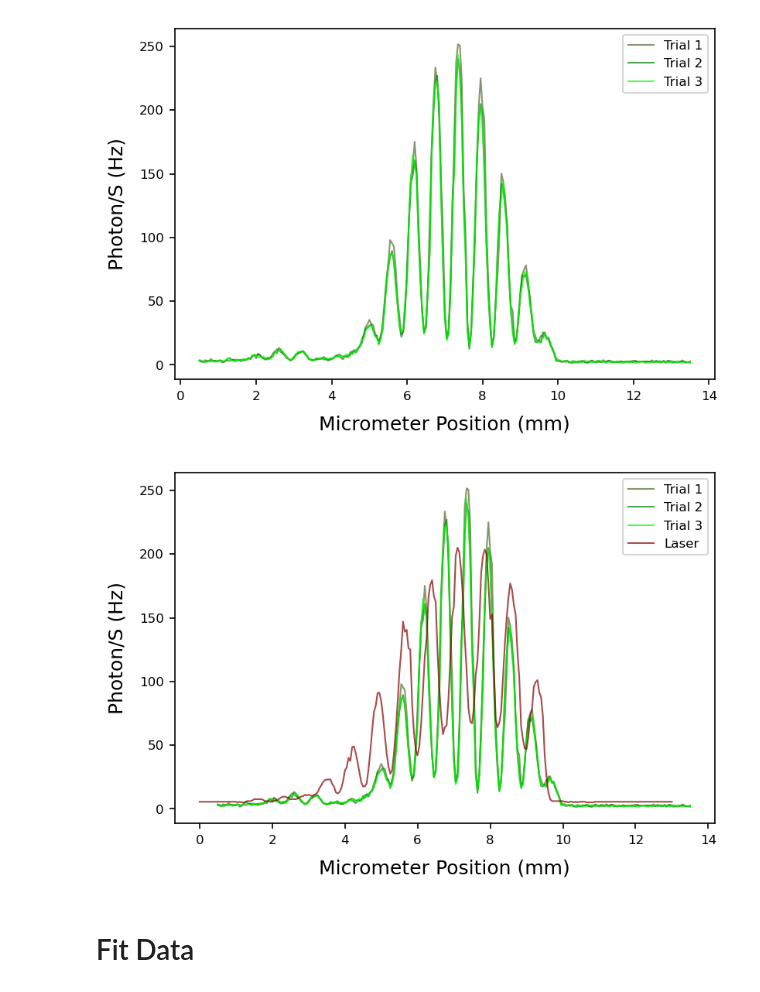
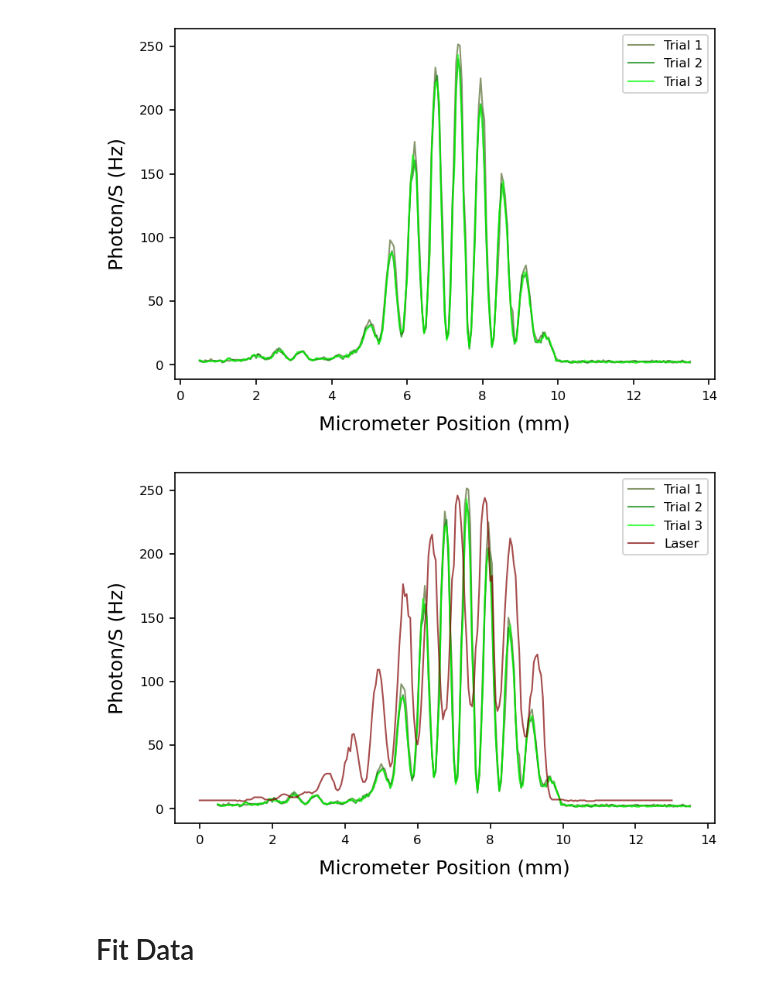
Before and after one commit to parallax-xallaraq/PHSX616, a Jupyter notebook: Lab1 - Two Slit Interference/Code/dataAnalysis1.ipynb, the cells around one changed output. Cells and saved outputs as stored; diff of their text form; code cells hidden in the pictures.

Commit message:
multiline plots

```diff
--- a/Lab1 - Two Slit Interference/Code/dataAnalysis1.ipynb
+++ b/Lab1 - Two Slit Interference/Code/dataAnalysis1.ipynb
@@ -190,31 +190,31 @@ PlotMultiXY(
 # %%
 PlotMultiXY(
     x = [
             tables['Bulb 2s t1']['Micrometer Position (mm)']+0.5, # shift right to align with other lines
             tables['Bulb 2s t2']['Micrometer Position (mm)'],
             tables['Bulb 2s t3']['Micrometer Position (mm)'],
             tables['Laser 2s']['Micrometer Position (mm)'],
         ],
     y = [
             tables['Bulb 2s t1']['Photon/S (Hz)'],
             tables['Bulb 2s t2']['Photon/S (Hz)'],
             tables['Bulb 2s t3']['Photon/S (Hz)'],
-                        tables['Laser 2s']['Voltage (V)'] * 500
+                        tables['Laser 2s']['Voltage (V)'] * 600
         ],
     xlab = 'Micrometer Position (mm)',
     ylab = 'Photon/S (Hz)',
     color = [
                 'darkolivegreen',
                 'green',
                 'lime',
                 colors['Laser'],
             ],
     legend = [
         'Trial 1', 'Trial 2', 'Trial 3', 'Laser'
     ],
     fileName = 'Lasers2_Bulb2st123.png'
 )
 # %% [output]
-[figure, old version]
+[figure, new version]
 # %% [markdown]
 # Fit Data
```
Also changed, not shown: 1 other file.
